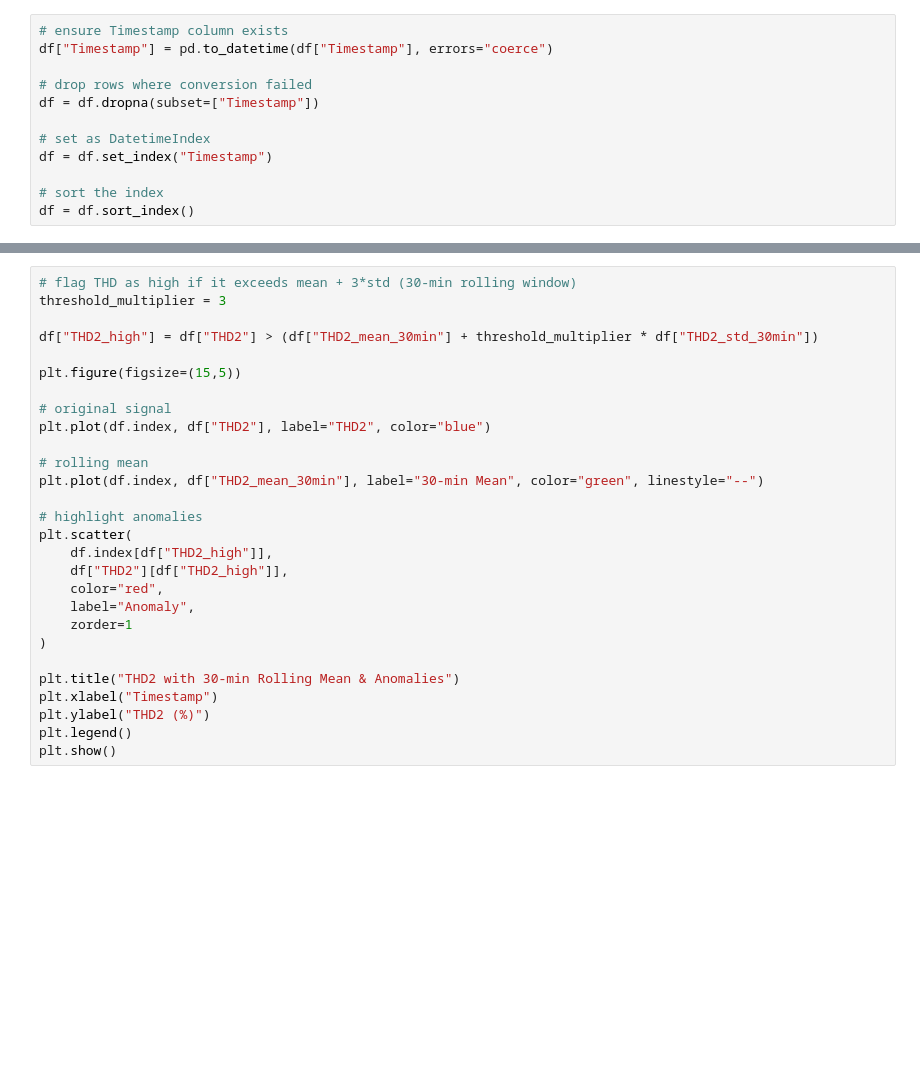
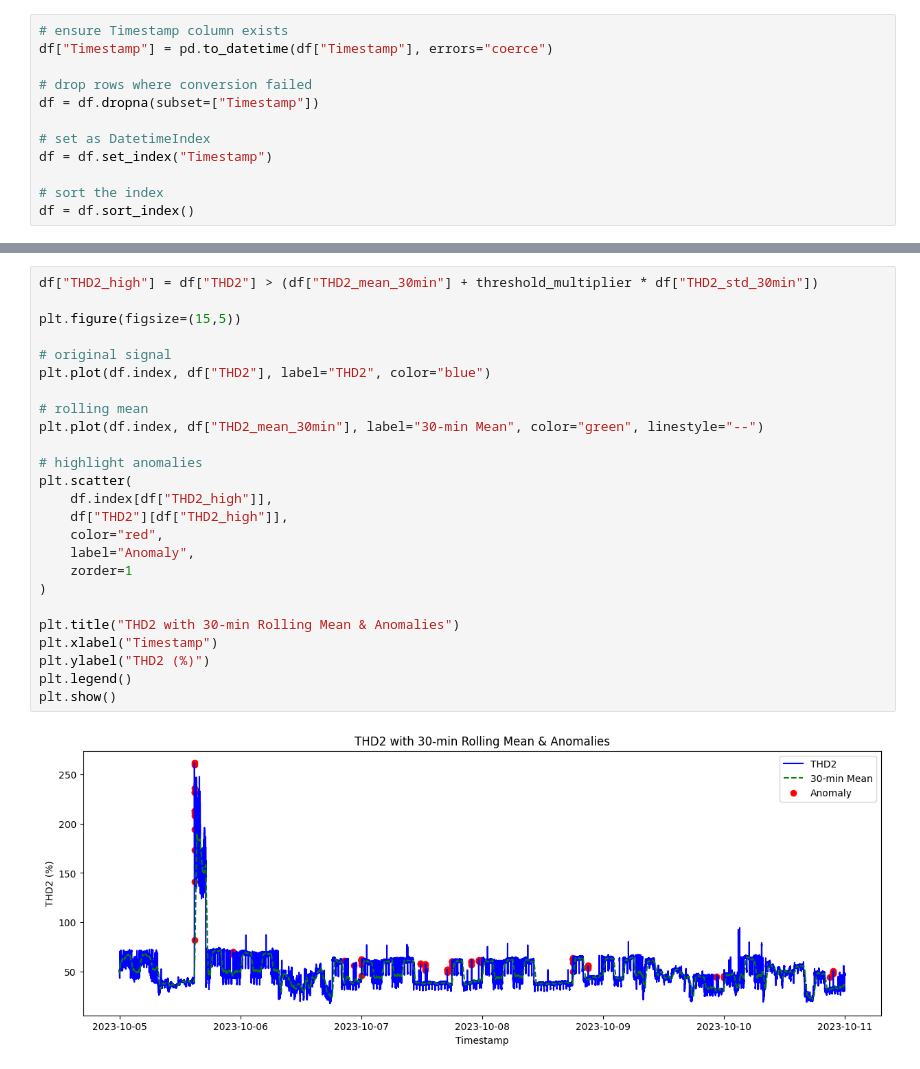
Before and after one commit to tumisangramotlhwa/Grid-Power-Quality-Analyser-China, a Jupyter notebook: notebooks/thd-and-harmonics.ipynb, the cells around one changed output, grey strips where cells are left out. Cells and saved outputs as stored; diff of their text form; blank space fills up the shorter version.

```diff
--- a/notebooks/thd-and-harmonics.ipynb
+++ b/notebooks/thd-and-harmonics.ipynb
@@ -87,29 +115,28 @@ plt.show()
 # %%
-# flag THD as high if it exceeds mean + 3*std (30-min rolling window)
-threshold_multiplier = 3
-
 df["THD2_high"] = df["THD2"] > (df["THD2_mean_30min"] + threshold_multiplier * df["THD2_std_30min"])
 
 plt.figure(figsize=(15,5))
 
 # original signal
 plt.plot(df.index, df["THD2"], label="THD2", color="blue")
 
 # rolling mean
 plt.plot(df.index, df["THD2_mean_30min"], label="30-min Mean", color="green", linestyle="--")
 
 # highlight anomalies
 plt.scatter(
     df.index[df["THD2_high"]],
     df["THD2"][df["THD2_high"]],
     color="red",
     label="Anomaly",
     zorder=1
 )
 
 plt.title("THD2 with 30-min Rolling Mean & Anomalies")
 plt.xlabel("Timestamp")
 plt.ylabel("THD2 (%)")
 plt.legend()
 plt.show()
+# %% [output]
+[figure, added]
 # %%
```
Also changed, not shown: parts of 5 cells of this notebook, 3 other files.
